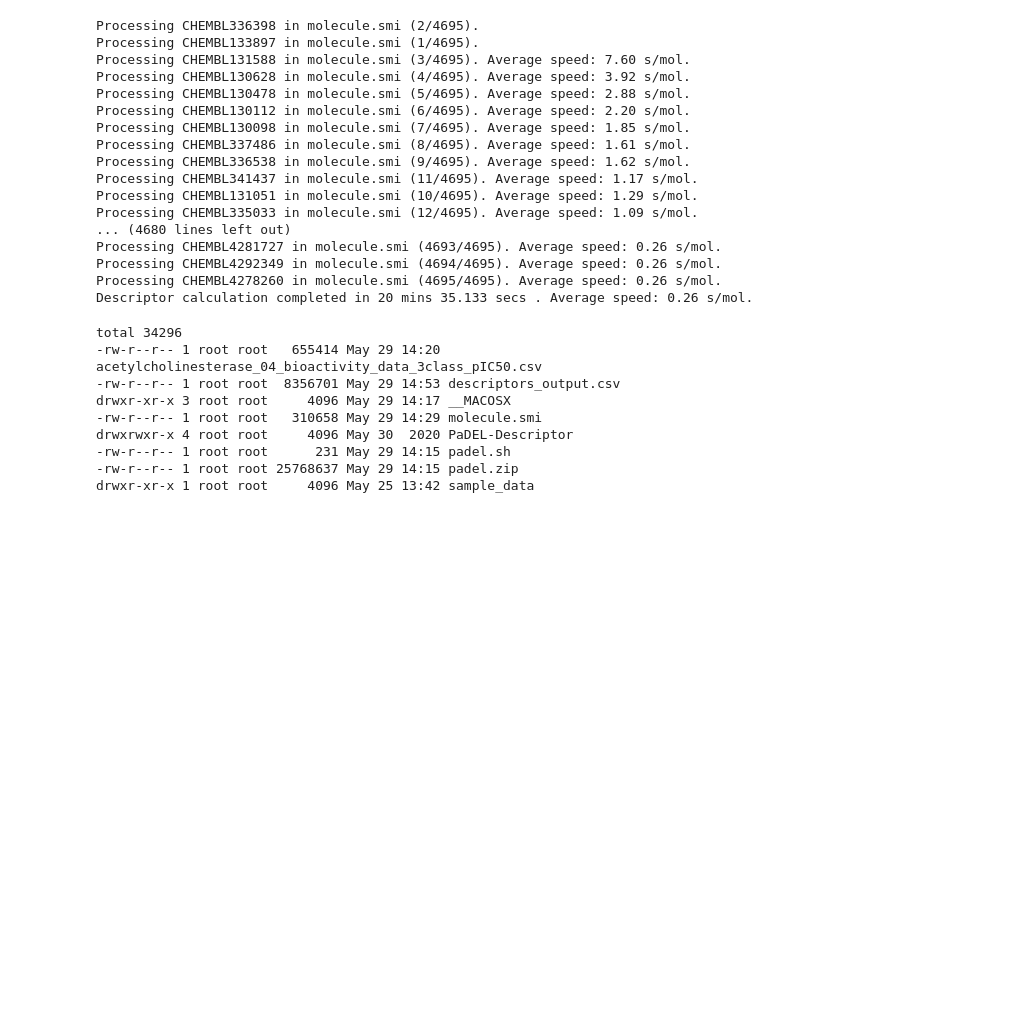
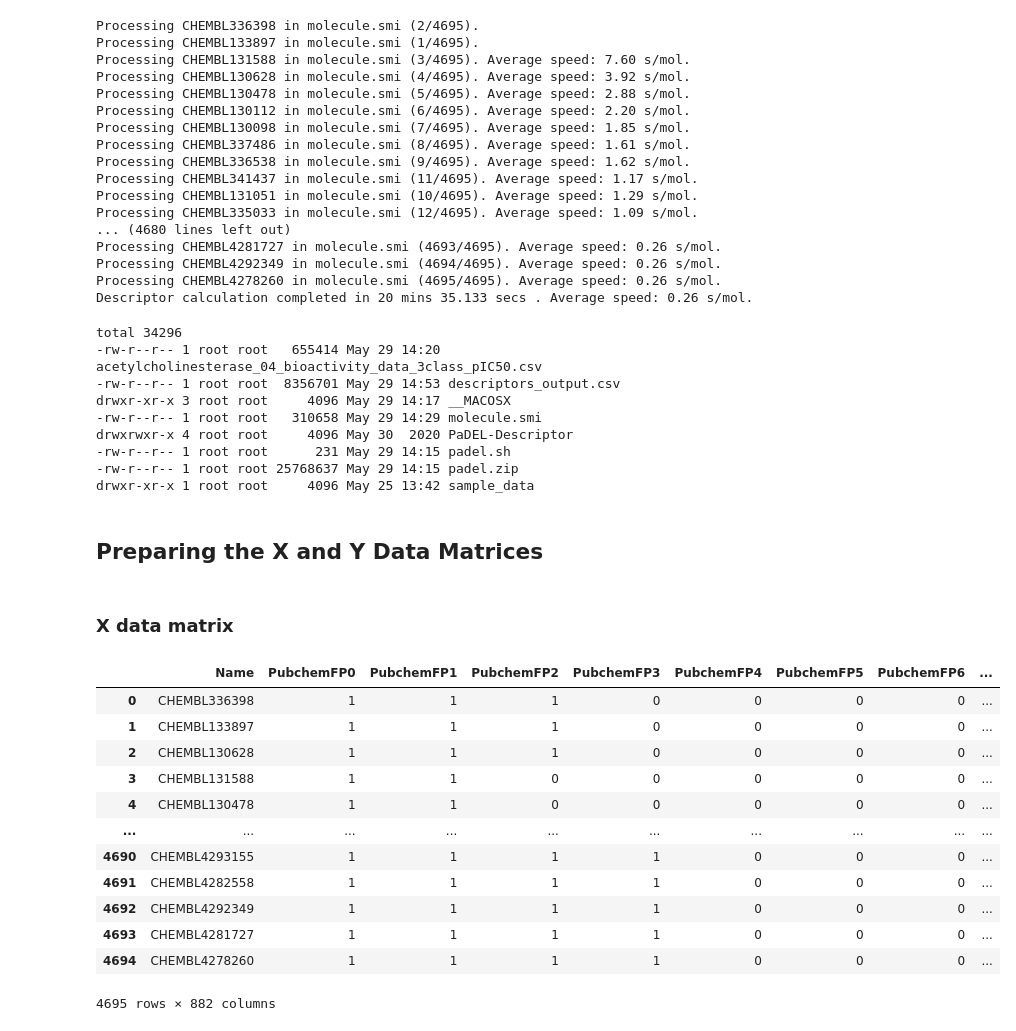
Before and after one commit to Alex-Catalin21/Bioinformatics_Project, a Jupyter notebook: ML_3_Descriptor_Calculation.ipynb, the cells around one changed output. Drawn from its saved outputs; the diff is of its cells as text; code cells hidden in the pictures; blank space fills up the shorter version.

```diff
--- a/ML_3_Descriptor_Calculation.ipynb
+++ b/ML_3_Descriptor_Calculation.ipynb
@@ -136,3 +136,25 @@ drwxrwxr-x 4 root root     4096 May 30  2020 PaDEL-Descriptor
 -rw-r--r-- 1 root root      231 May 29 14:15 padel.sh
 -rw-r--r-- 1 root root 25768637 May 29 14:15 padel.zip
 drwxr-xr-x 1 root root     4096 May 25 13:42 sample_data
+# %% [markdown]
+## **Preparing the X and Y Data Matrices**
+# %% [markdown]
+### **X data matrix**
+# %%
+df3_X = pd.read_csv('descriptors_output.csv')
+# %%
+df3_X
+# %% [output]
+|  | Name | PubchemFP0 | PubchemFP1 | PubchemFP2 | PubchemFP3 | PubchemFP4 | PubchemFP5 | PubchemFP6 | ... |
+| 0 | CHEMBL336398 | 1 | 1 | 1 | 0 | 0 | 0 | 0 | ... |
+| 1 | CHEMBL133897 | 1 | 1 | 1 | 0 | 0 | 0 | 0 | ... |
+| 2 | CHEMBL130628 | 1 | 1 | 1 | 0 | 0 | 0 | 0 | ... |
+| 3 | CHEMBL131588 | 1 | 1 | 0 | 0 | 0 | 0 | 0 | ... |
+| 4 | CHEMBL130478 | 1 | 1 | 0 | 0 | 0 | 0 | 0 | ... |
+| ... | ... | ... | ... | ... | ... | ... | ... | ... | ... |
+| 4690 | CHEMBL4293155 | 1 | 1 | 1 | 1 | 0 | 0 | 0 | ... |
+| 4691 | CHEMBL4282558 | 1 | 1 | 1 | 1 | 0 | 0 | 0 | ... |
+| 4692 | CHEMBL4292349 | 1 | 1 | 1 | 1 | 0 | 0 | 0 | ... |
+| 4693 | CHEMBL4281727 | 1 | 1 | 1 | 1 | 0 | 0 | 0 | ... |
+| 4694 | CHEMBL4278260 | 1 | 1 | 1 | 1 | 0 | 0 | 0 | ... |
+4695 rows × 882 columns
```
Also changed, not shown: parts of 7 cells of this notebook, 2 other files.
